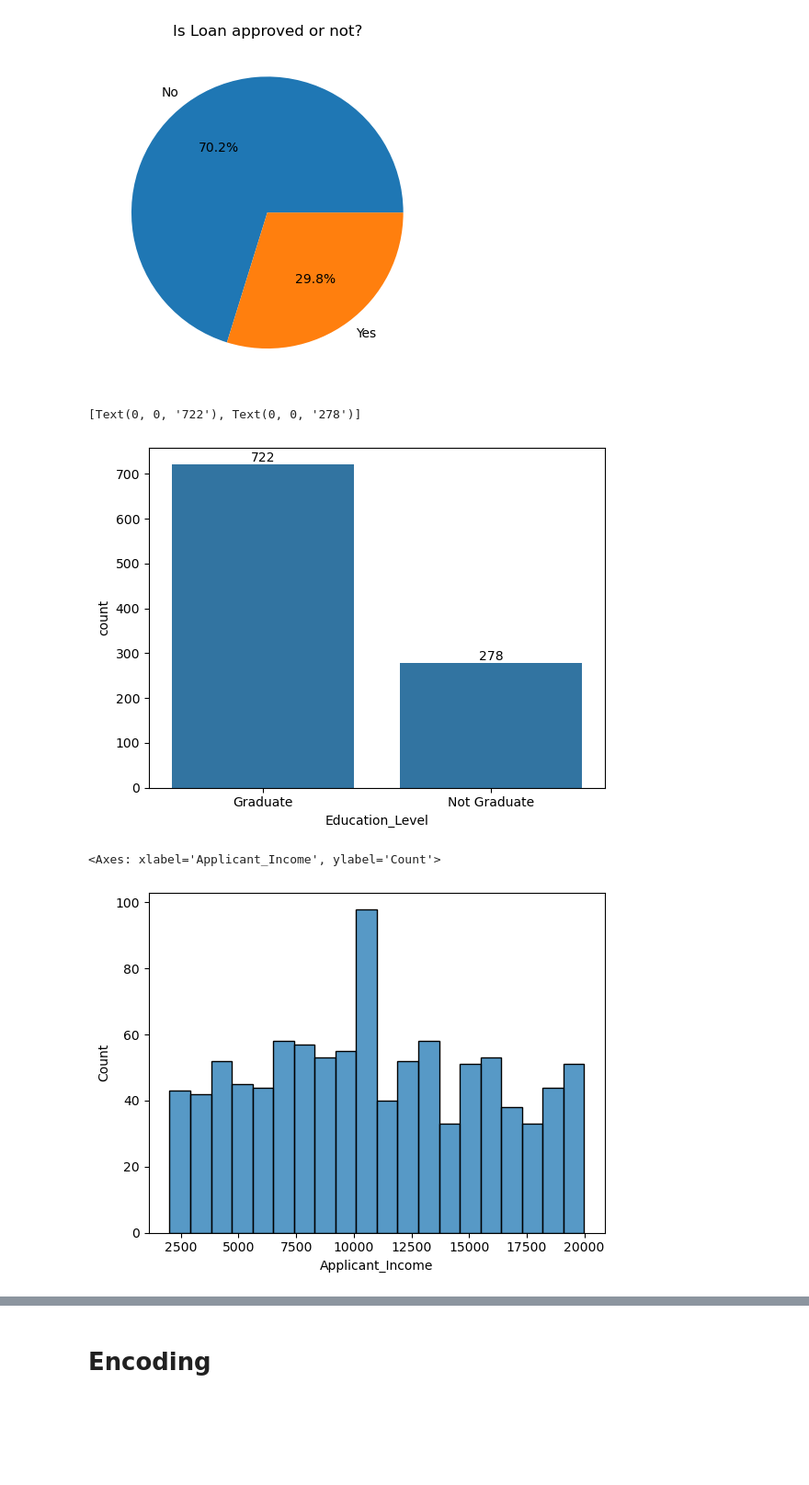
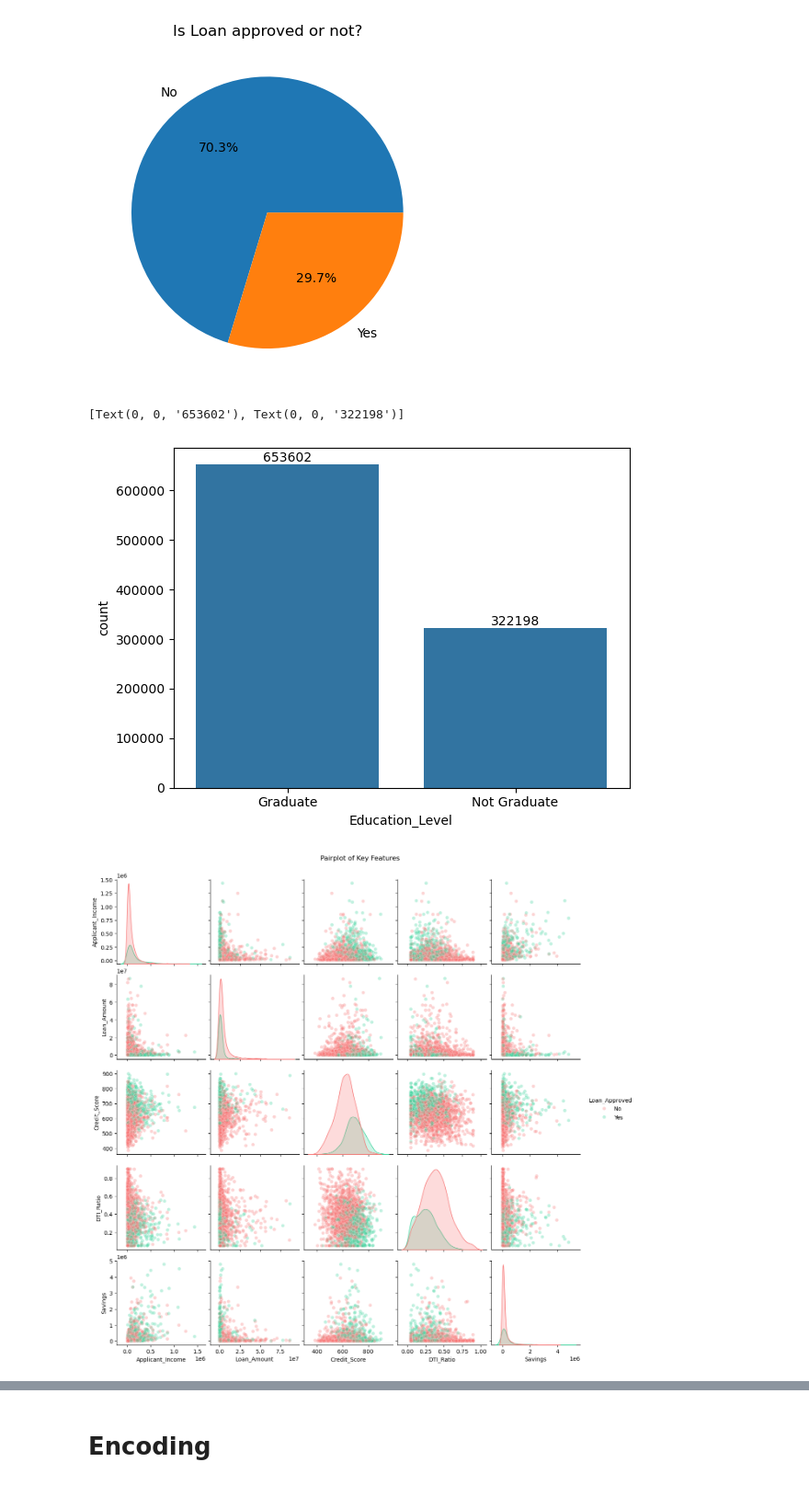
Before and after one commit to mayankchouhan263-crypto/CreditWise, a Jupyter notebook: ML/Data/data_Preprocessing.ipynb, the cells around one changed output, grey strips where cells are left out. Shown at 92% size. Drawn from its saved outputs; the diff is of its cells as text; code cells hidden in the pictures; blank space fills up the shorter version.

Commit message:
Trained model on new data and updated ML pipeline

```diff
--- a/ML/Data/data_Preprocessing.ipynb
+++ b/ML/Data/data_Preprocessing.ipynb
@@ -62,3 +78,15 @@ df.head()
 # %%
 # Remove Applicant Id
 df = df.drop("Applicant_ID", axis=1)
+# %%
+# Remove only extreme outliers — use wider 3x IQR instead of 1.5x
+# This preserves realistic wide-range Indian rupee values
+numeric_cols = ['Applicant_Income', 'Loan_Amount', 'Savings', 'Collateral_Value', 'DTI_Ratio']
+before = len(df)
+for col in numeric_cols:
+    Q1  = df[col].quantile(0.05)   # use 5th percentile instead of 25th
+    Q3  = df[col].quantile(0.95)   # use 95th percentile instead of 75th
+    IQR = Q3 - Q1
+    df  = df[(df[col] >= Q1 - 3 * IQR) & (df[col] <= Q3 + 3 * IQR)]
+after = len(df)
+print(f"Removed {before - after} outliers ({round((before-after)/before*100, 1)}%), kept {after} rows")
@@ -85,19 +115,20 @@ edu_cnt = df["Education_Level"].value_counts()
 ax = sns.barplot(edu_cnt)
 ax.bar_label(ax.containers[0])
 # %% [output]
-[Text(0, 0, '722'), Text(0, 0, '278')]
+[Text(0, 0, '653602'), Text(0, 0, '322198')]
-[figure, old version]
+[figure, new version]
 # %%
-# analyze income
-
-sns.histplot(
-    data = df,
-    x = "Applicant_Income",
-    bins=20
+sample = df.sample(2000, random_state=42)  # sample for speed
+sns.pairplot(
+    sample[['Applicant_Income','Loan_Amount','Credit_Score','DTI_Ratio','Savings','Loan_Approved']],
+    hue='Loan_Approved',
+    palette=['#f87171','#34d399'],
+    plot_kws={'alpha': 0.3}
 )
+plt.suptitle("Pairplot of Key Features", y=1.02)
+plt.show()
 # %% [output]
-<Axes: xlabel='Applicant_Income', ylabel='Count'>
-[figure, old version]
+[figure, new version]
 # %%
 sns.histplot(
     data = df,
```
Also changed, not shown: parts of 14 cells of this notebook, 4 other files.
